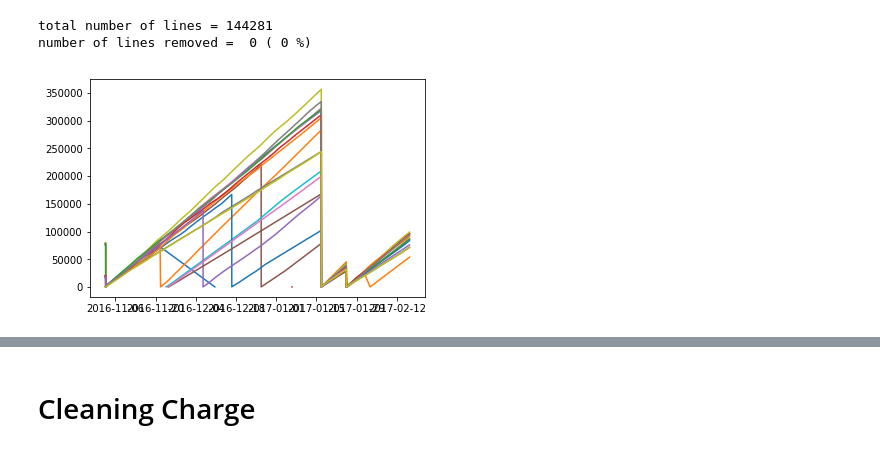
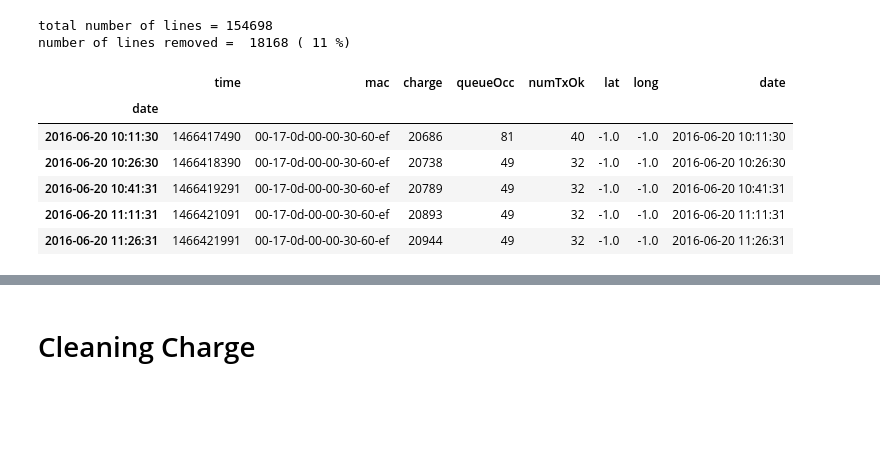
Before and after one commit to keomabrun/brun18using, a Jupyter notebook: notebooks/PEACH/charge.ipynb, the cells around one changed output, grey strips where cells are left out. Saved outputs shown, nothing was run; the diff lists cells and outputs as text; code cells hidden in the pictures; blank space fills up the shorter version.

```diff
--- a/notebooks/PEACH/charge.ipynb
+++ b/notebooks/PEACH/charge.ipynb
@@ -10,27 +10,30 @@ def to_unix_time(dt):
     epoch = datetime.utcfromtimestamp(0)
     return (dt - epoch).total_seconds() * 1000
 # %%
-df = pd.read_csv("../data/hr_device.csv")
+df = pd.read_csv("../data/PEACH/hr_device.csv")
 
 print "total number of lines =", len(df)
 
-excluded_macs = ["00-17-0d-00-00-58-f8-63",
-                 "00-17-0d-00-00-58-f8-78",
-                 "00-17-0d-00-00-58-eb-69",]
+excluded_macs = ["00-17-0d-00-00-b0-00-cc",
+                 "00-17-0d-00-00-b0-00-aa",
+                 "00-17-0d-00-00-b0-00-87",]
 
-df_clean = df#[~df.mac.isin(excluded_macs)]
+df_clean = df[~df.mac.isin(excluded_macs)
+            & (df.charge > 0)]
 
 lines_removed = len(df) - len(df_clean)
 print "number of lines removed = ", lines_removed, "(", lines_removed*100/len(df), "%)"
 
 df_clean.loc[:, "date"] = pd.to_datetime(df_clean.time, unit='s')
 df_clean.set_index(df_clean["date"], inplace=True)
 df_clean.head()
-
-for name, group in df_clean.groupby(["mac"]):
-    plt.plot(group.index, group.charge, label=name)
-#plt.legend()
 # %% [output]
-total number of lines = 144281
-number of lines removed =  0 ( 0 %)
+total number of lines = 154698
+number of lines removed =  18168 ( 11 %)
-[figure, removed]
+|  | time | mac | charge | queueOcc | numTxOk | lat | long | date |
+| date |  |  |  |  |  |  |  |  |
+| 2016-06-20 10:11:30 | 1466417490 | 00-17-0d-00-00-30-60-ef | 20686 | 81 | 40 | -1.0 | -1.0 | 2016-06-20 10:11:30 |
+| 2016-06-20 10:26:30 | 1466418390 | 00-17-0d-00-00-30-60-ef | 20738 | 49 | 32 | -1.0 | -1.0 | 2016-06-20 10:26:30 |
+| 2016-06-20 10:41:31 | 1466419291 | 00-17-0d-00-00-30-60-ef | 20789 | 49 | 32 | -1.0 | -1.0 | 2016-06-20 10:41:31 |
+| 2016-06-20 11:11:31 | 1466421091 | 00-17-0d-00-00-30-60-ef | 20893 | 49 | 32 | -1.0 | -1.0 | 2016-06-20 11:11:31 |
+| 2016-06-20 11:26:31 | 1466421991 | 00-17-0d-00-00-30-60-ef | 20944 | 49 | 32 | -1.0 | -1.0 | 2016-06-20 11:26:31 |
```
Also changed, not shown: parts of 3 cells of this notebook, 17 other files.
